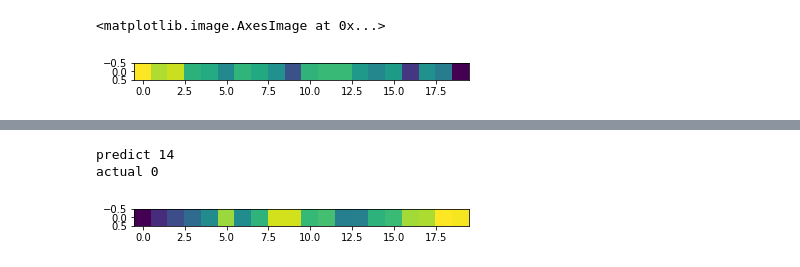
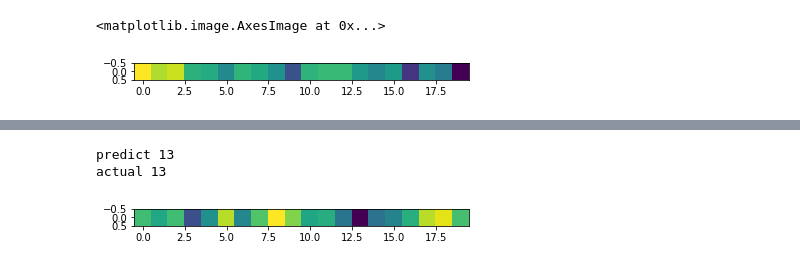
Before and after one commit to AlexKaiLe/Harvard, a Jupyter notebook: skeleton.ipynb, the cells around one changed output, grey strips where cells are left out. Cells and saved outputs as stored; diff of their text form; code cells hidden in the pictures.

```diff
--- a/skeleton.ipynb
+++ b/skeleton.ipynb
@@ -217,8 +217,7 @@ from tensorflow.keras.models import Sequential
 from tensorflow.keras.layers import Dense, Conv2D, Dropout, Flatten, MaxPooling2D, MaxPool2D
 input_shape = (20, 1, 1)
 model = Sequential()
-# model.add(Conv2D(20, kernel_size=(3,3), input_shape=input_shape))
-model.add(MaxPool2D(2))
+Conv2D(64, 5, 1, padding="same", activation="relu")
 model.add(Dropout(rate=0.2))
 model.add(Flatten())
 model.add(Dense(64, activation = "relu"))
@@ -231,7 +228,7 @@ model.compile(optimizer='adam',
               metrics=['accuracy'])
 print(training_dist.shape)
 print(training_label.shape)
-model.fit(x=training_dist,y=training_label, epochs=10)
+model.fit(x=training_dist,y=training_label, epochs=50)
 # %% [output]
 (10000, 1, 20, 1)
 (10000,)
@@ -259,10 +259,10 @@ model.evaluate(testing_dist, testing_label)
 # %%
-image_index = 20
+image_index = 233
 plt.imshow(testing_dist[image_index])
 pred = model.predict(testing_dist[image_index].reshape(1, 1, 20, 1))
 print("predict", pred.argmax())
 print("actual", testing_label[image_index])
 # %% [output]
-predict 14
-actual 0
+predict 13
+actual 13
-[figure, old version]
+[figure, new version]
```
Also changed, not shown: parts of 4 cells of this notebook, 1 other file.
